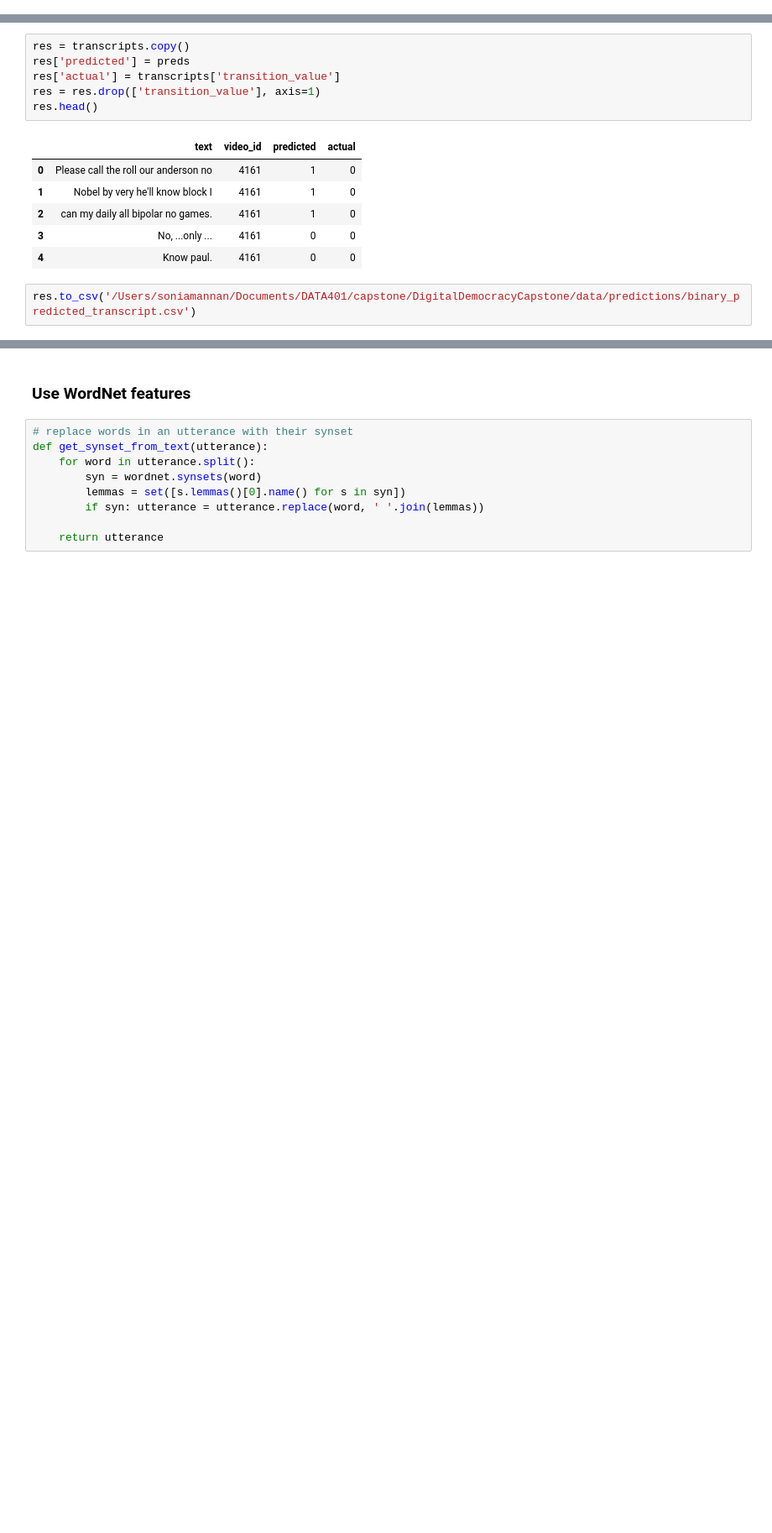
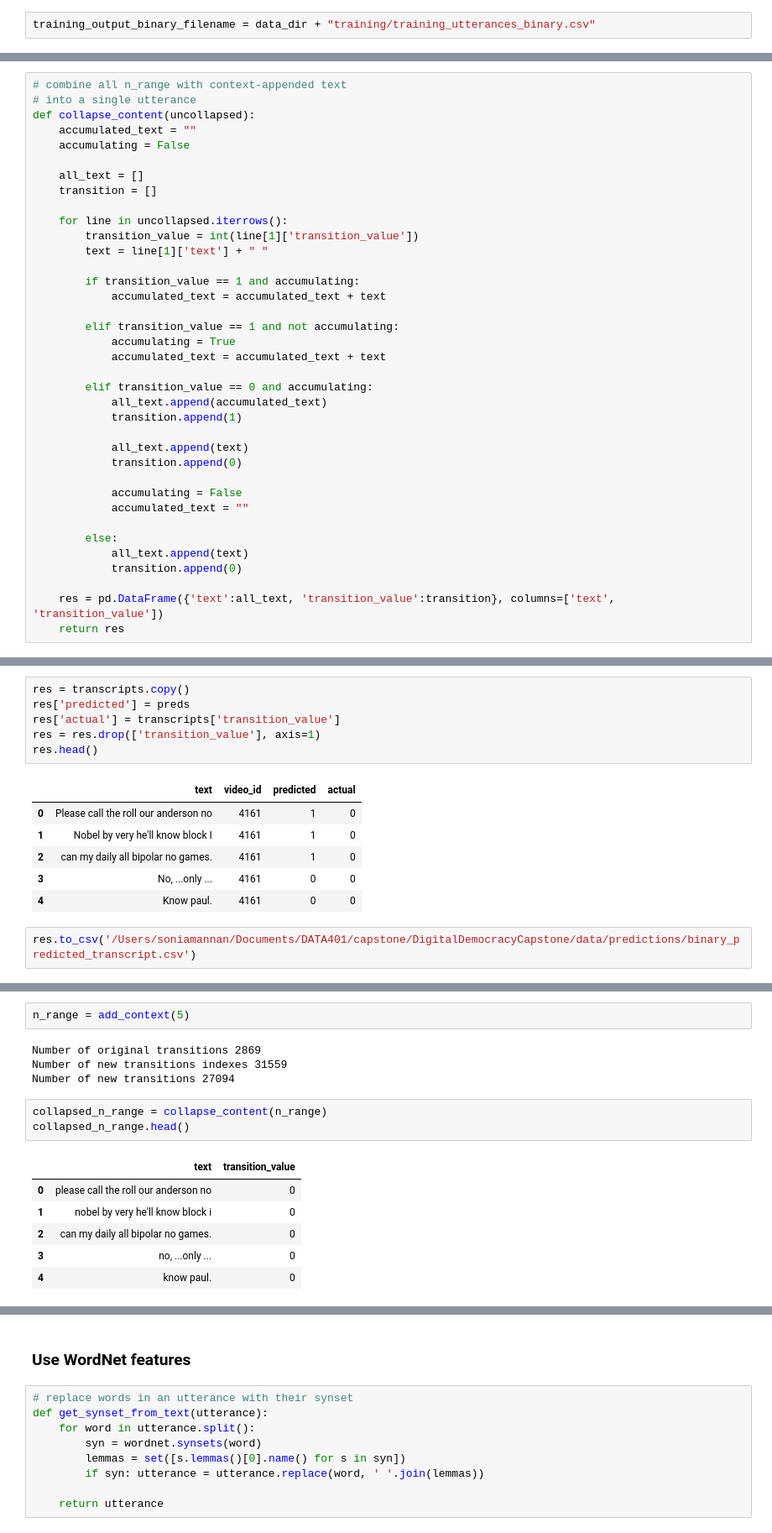
Before and after one commit to smannan/DigitalDemocracyCapstone, a Jupyter notebook: Modeling.ipynb, the cells around one changed output, grey strips where cells are left out. Shown at 84% size. Saved outputs shown, nothing was run; the diff lists cells and outputs as text; blank space fills up the shorter version.

Commit message:
added context prefix features

```diff
--- a/Modeling.ipynb
+++ b/Modeling.ipynb
@@ -11,6 +11,8 @@ data_dir = "/Users/soniamannan/Documents/DATA401/capstone/DigitalDemocracyCapsto
 target_col = 'transition_value'
 # %%
 training_output_filename = data_dir + "training/training_utterances_binary.csv"
+# %%
+training_output_binary_filename = data_dir + "training/training_utterances_binary.csv"
 # %%
 # split dataset evenly based on labels
 def split_test_train(total, stratify_col):
@@ -88,3 +138,40 @@ def remove_transcript(train, n):
+# %%
+# combine all n_range with context-appended text
+# into a single utterance
+def collapse_content(uncollapsed):
+    accumulated_text = ""
+    accumulating = False
+
+    all_text = []
+    transition = []
+
+    for line in uncollapsed.iterrows():
+        transition_value = int(line[1]['transition_value'])
+        text = line[1]['text'] + " "
+
+        if transition_value == 1 and accumulating:
+            accumulated_text = accumulated_text + text
+
+        elif transition_value == 1 and not accumulating:
+            accumulating = True
+            accumulated_text = accumulated_text + text
+
+        elif transition_value == 0 and accumulating:
+            all_text.append(accumulated_text)
+            transition.append(1)
+
+            all_text.append(text)
+            transition.append(0)
+
+            accumulating = False
+            accumulated_text = ""
+
+        else:
+            all_text.append(text)
+            transition.append(0)
+
+    res = pd.DataFrame({'text':all_text, 'transition_value':transition}, columns=['text', 'transition_value'])
+    return res
 # %% [markdown]
 ### Read in data
 # %%
@@ -298,0 +389,16 @@ res.to_csv('/Users/soniamannan/Documents/DATA401/capstone/DigitalDemocracyCapsto
+# %%
+n_range = add_context(5)
+# %% [output]
+Number of original transitions 2869
+Number of new transitions indexes 31559
+Number of new transitions 27094
+# %%
+collapsed_n_range = collapse_content(n_range)
+collapsed_n_range.head()
+# %% [output]
+|  | text | transition_value |
+| 0 | please call the roll our anderson no | 0 |
+| 1 | nobel by very he'll know block i | 0 |
+| 2 | can my daily all bipolar no games. | 0 |
+| 3 | no, ...only ... | 0 |
+| 4 | know paul. | 0 |
```
Also changed, not shown: parts of 14 cells of this notebook, 1 other file.
